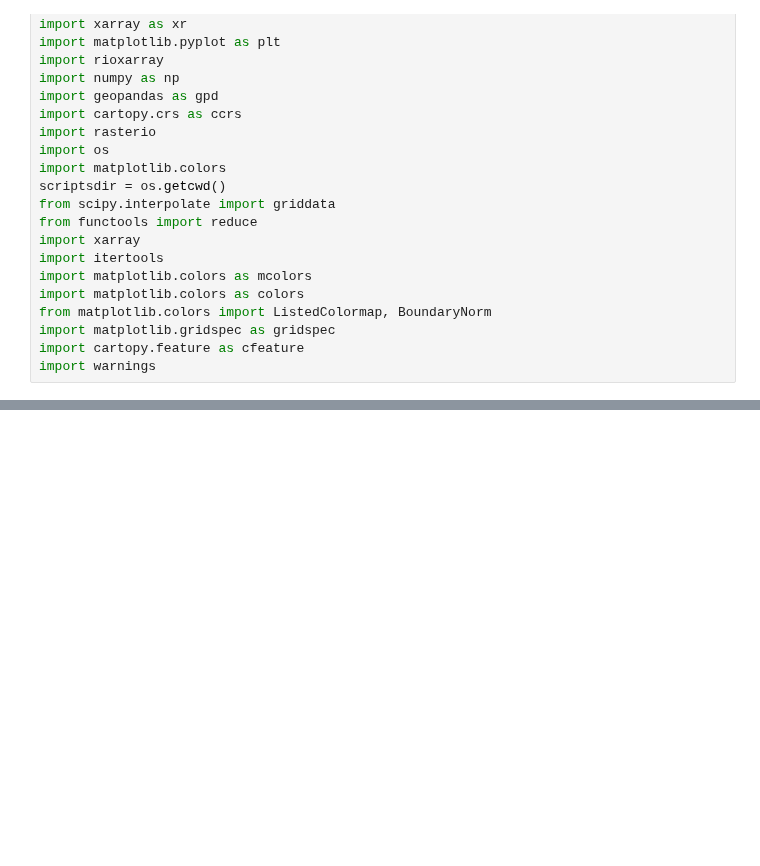
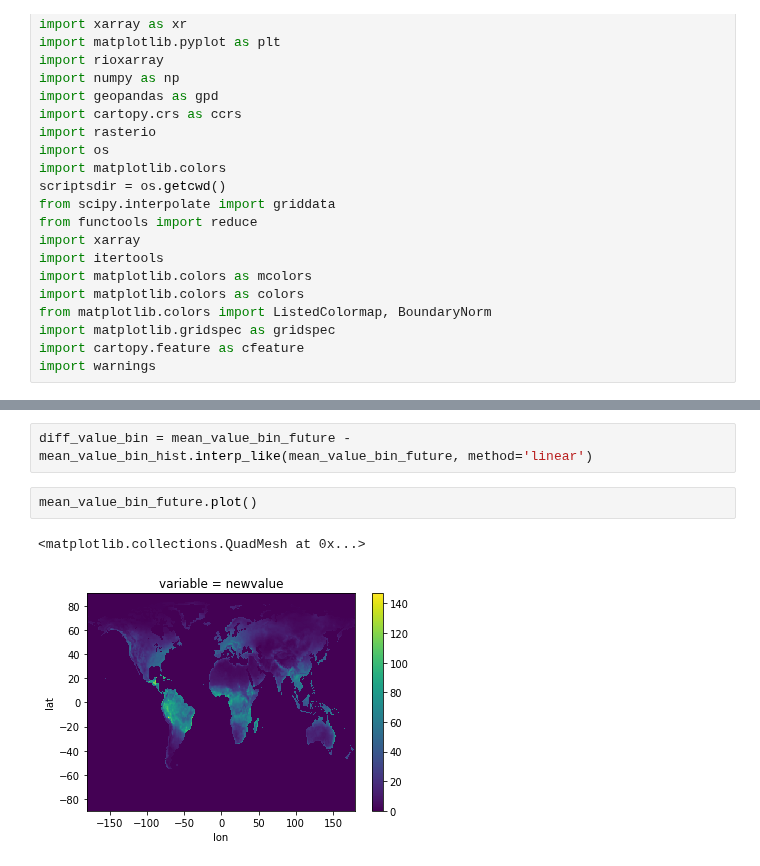
Before and after one commit to wyssacademy-unibe-ch/climate_Hari_etal_BioscenComb, a Jupyter notebook: functions/global_plots/Untitled.ipynb, the cells around one changed output, grey strips where cells are left out. Saved outputs shown, nothing was run; the diff lists cells and outputs as text; blank space fills up the shorter version.

```diff
--- a/functions/global_plots/Untitled.ipynb
+++ b/functions/global_plots/Untitled.ipynb
@@ -230,0 +313,7 @@ for future_time in future_times:
+# %%
+diff_value_bin = mean_value_bin_future - mean_value_bin_hist.interp_like(mean_value_bin_future, method='linear')
+# %%
+mean_value_bin_future.plot()
+# %% [output]
+<matplotlib.collections.QuadMesh at 0x...>
+[figure, added]
```
Also changed, not shown: parts of 15 cells of this notebook, 56 other files.
